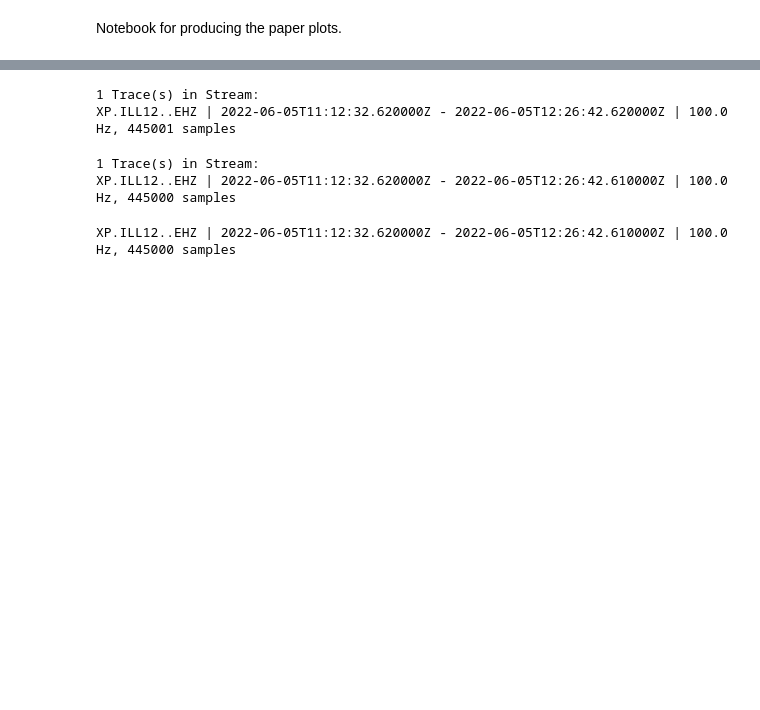
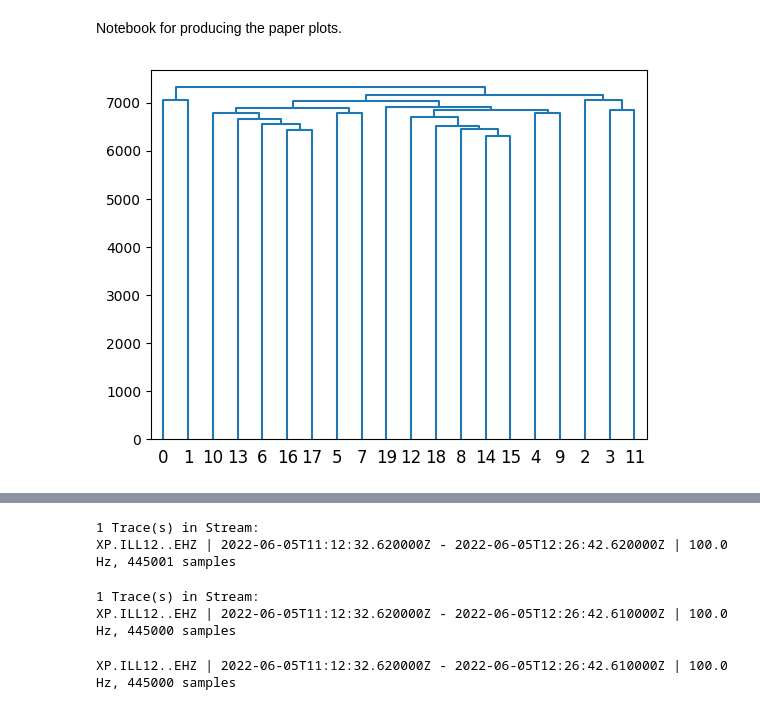
Before and after one commit to FKamper/seismic-isolation-forest, a Jupyter notebook: notebooks/plots.ipynb, the cells around one changed output, grey strips where cells are left out. Saved outputs shown, nothing was run; the diff lists cells and outputs as text; code cells hidden in the pictures; blank space fills up the shorter version.

```diff
--- a/notebooks/plots.ipynb
+++ b/notebooks/plots.ipynb
@@ -32,0 +39,21 @@ from sklearn.ensemble import IsolationForest
+# %%
+with open("../output/TE/dtw/reference_segments/ILL12_pairwise", "rb") as f:
+    indices, results = pickle.load(f)
+# %%
+nseg = max(indices)[1] + 1
+D = np.zeros([nseg, nseg])
+
+for k in range(len(indices)):
+    i, j = indices[k]
+    D[i, j] = np.median(results[k][0])
+    D[j, i] = D[i, j]
+
+idx = remove_singleton_merges(D)
+# %%
+Dsqf = squareform(D)
+Z = linkage(Dsqf, method="complete")
+# %%
+dendrogram(Z, labels=np.arange(nseg))
+plt.show()
+# %% [output]
+[figure, added]
```
Also changed, not shown: parts of 7 cells of this notebook, 21 other files.
